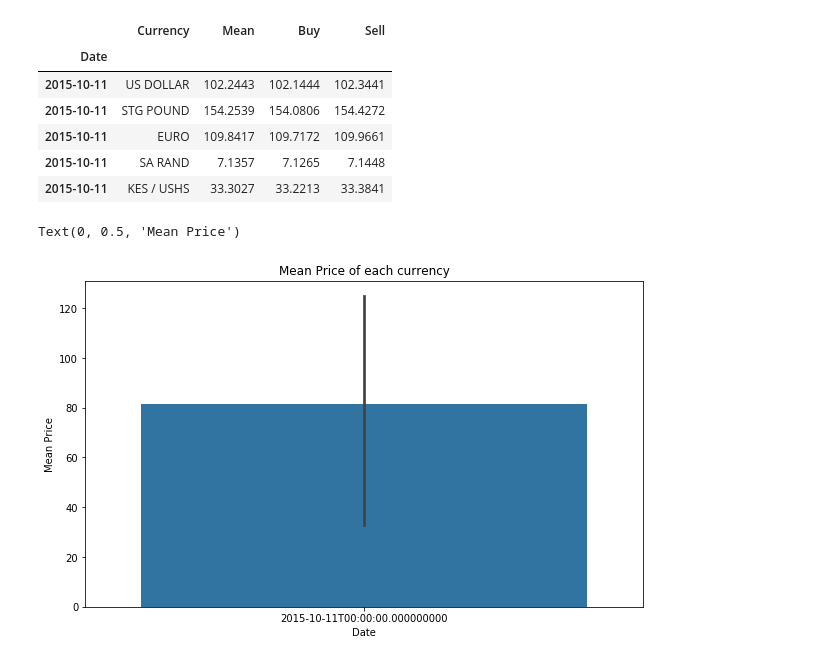
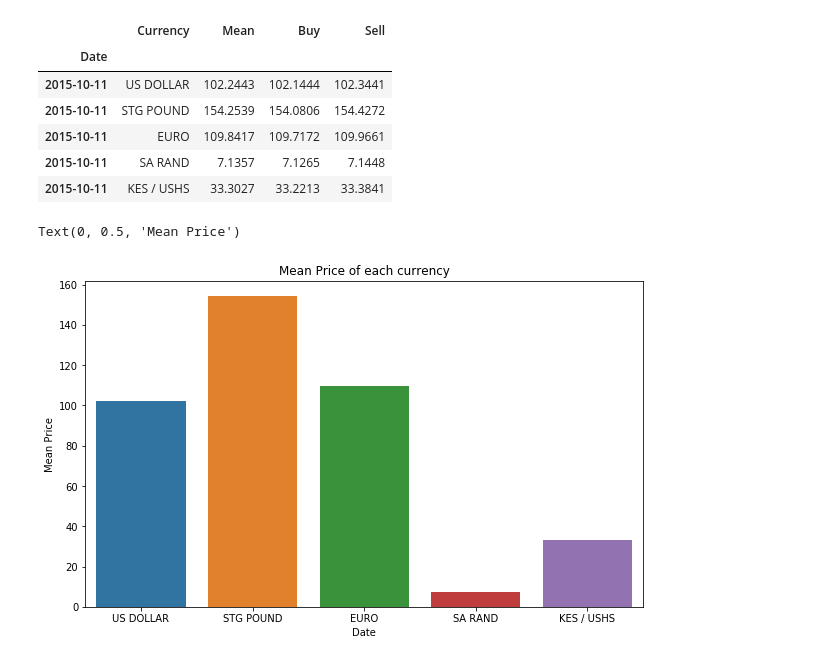
Before and after one commit to AubreyJohns/Data-Visualization, a Jupyter notebook: Data Visualization Seaborn.ipynb, the cells around one changed output. Cells and saved outputs as stored; diff of their text form; code cells hidden in the pictures.

```diff
--- a/Data Visualization Seaborn.ipynb
+++ b/Data Visualization Seaborn.ipynb
@@ -124,14 +131,13 @@ sample_cbk_df
 # %%
 plt.figure(figsize=(10,6))
 
 plt.title("Mean Price of each currency")
 
-sns.barplot(x=sample_cbk_df.index, y=sample_cbk_df['Mean'])
+sns.barplot(x=sample_cbk_df['Currency'], y=sample_cbk_df['Mean'])
 
 plt.xlabel("Date")
 
-# Add label for vertical axis
 plt.ylabel("Mean Price")
 # %% [output]
 Text(0, 0.5, 'Mean Price')
-[figure, old version]
+[figure, new version]
```
Also changed, not shown: parts of 6 cells of this notebook.
